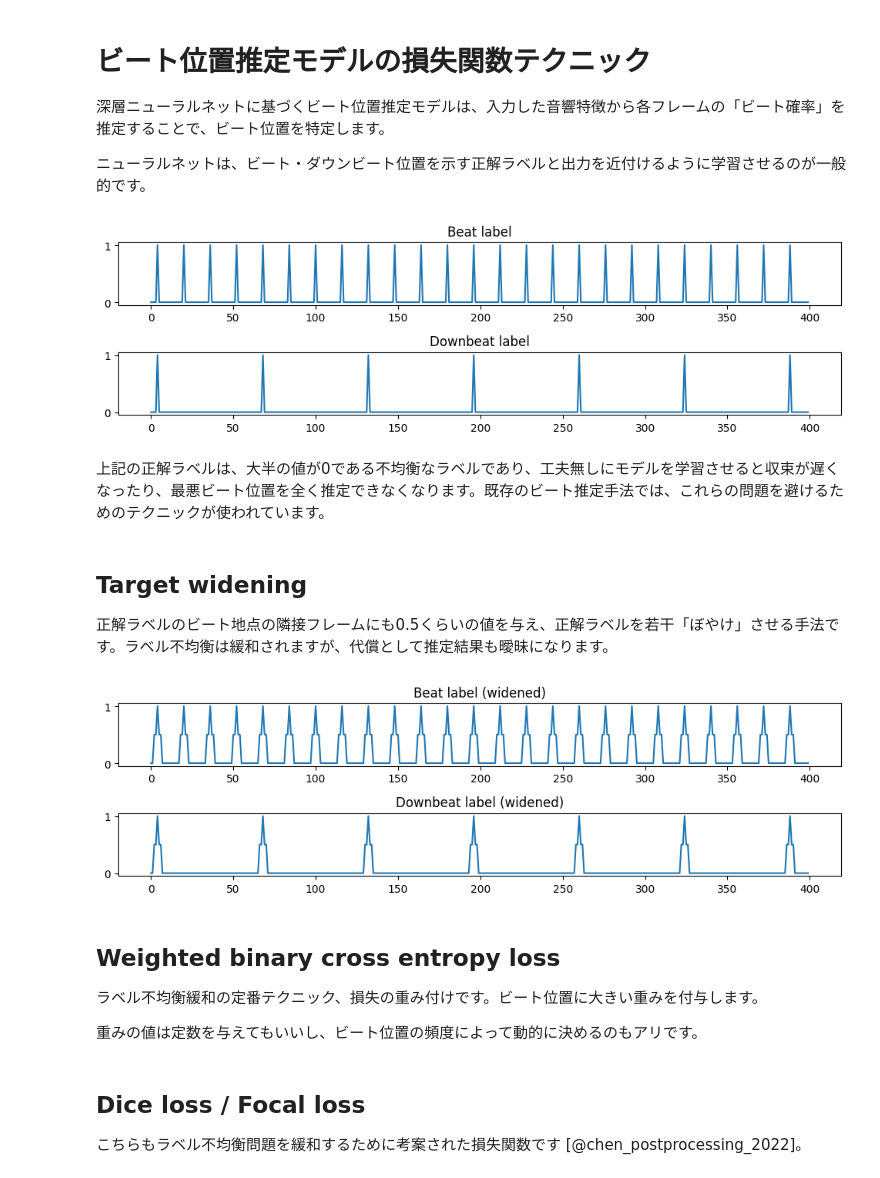
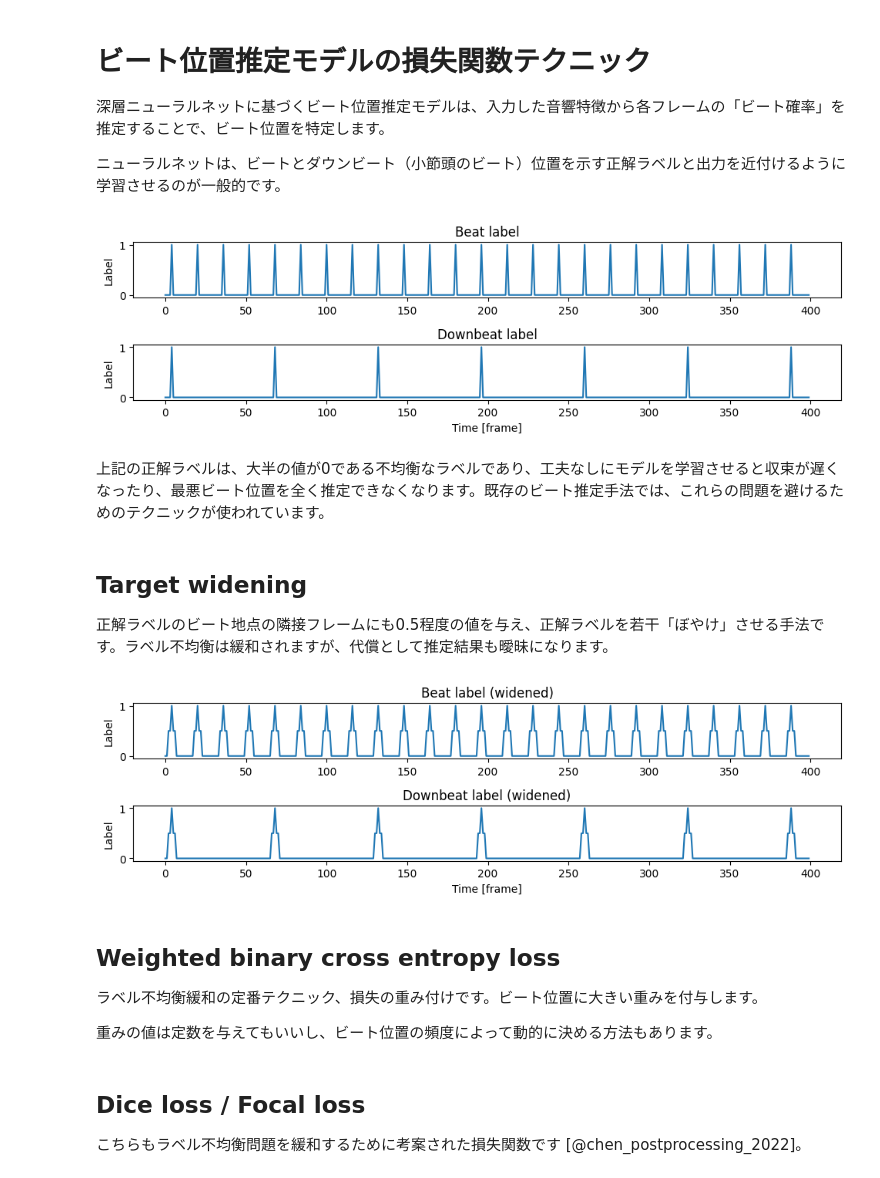
Before and after one commit to ja-MIC/Japanese-MIR-Book, a Jupyter notebook: book/music_analysis/beat_tracking_losses.ipynb, the cells around one changed output. Drawn from its saved outputs; the diff is of its cells as text; code cells hidden in the pictures.

```diff
--- a/book/music_analysis/beat_tracking_losses.ipynb
+++ b/book/music_analysis/beat_tracking_losses.ipynb
@@ -3,32 +3,35 @@
 
 深層ニューラルネットに基づくビート位置推定モデルは、入力した音響特徴から各フレームの「ビート確率」を推定することで、ビート位置を特定します。
 
-ニューラルネットは、ビート・ダウンビート位置を示す正解ラベルと出力を近付けるように学習させるのが一般的です。
+ニューラルネットは、ビートとダウンビート（小節頭のビート）位置を示す正解ラベルと出力を近付けるように学習させるのが一般的です。
 # %%
 import numpy as np
 import matplotlib.pyplot as plt
 
 label_beat = np.zeros(400)
 label_beat[4::16] = 1
 label_downbeat = np.zeros(400)
 label_downbeat[4::64] = 1
 
 plt.figure(figsize=(10, 3))
 plt.subplot(2, 1, 1)
 plt.plot(label_beat)
 plt.title('Beat label')
+plt.ylabel('Label')
 plt.subplot(2, 1, 2)
 plt.plot(label_downbeat)
 plt.title('Downbeat label')
+plt.xlabel('Time [frame]')
+plt.ylabel('Label')
 plt.tight_layout()
 # %% [output]
-[figure, old version]
+[figure, new version]
 # %% [markdown]
-上記の正解ラベルは、大半の値が0である不均衡なラベルであり、工夫無しにモデルを学習させると収束が遅くなったり、最悪ビート位置を全く推定できなくなります。既存のビート推定手法では、これらの問題を避けるためのテクニックが使われています。
+上記の正解ラベルは、大半の値が0である不均衡なラベルであり、工夫なしにモデルを学習させると収束が遅くなったり、最悪ビート位置を全く推定できなくなります。既存のビート推定手法では、これらの問題を避けるためのテクニックが使われています。
 # %% [markdown]
 ## Target widening
 
-正解ラベルのビート地点の隣接フレームにも0.5くらいの値を与え、正解ラベルを若干「ぼやけ」させる手法です。ラベル不均衡は緩和されますが、代償として推定結果も曖昧になります。
+正解ラベルのビート地点の隣接フレームにも0.5程度の値を与え、正解ラベルを若干「ぼやけ」させる手法です。ラベル不均衡は緩和されますが、代償として推定結果も曖昧になります。
 # %%
 from scipy.ndimage import maximum_filter1d
 
@@ -42,18 +45,21 @@ plt.figure(figsize=(10, 3))
 plt.subplot(2, 1, 1)
 plt.plot(label_beat_wide)
 plt.title('Beat label (widened)')
+plt.ylabel('Label')
 plt.subplot(2, 1, 2)
 plt.plot(label_downbeat_wide)
 plt.title('Downbeat label (widened)')
+plt.xlabel('Time [frame]')
+plt.ylabel('Label')
 plt.tight_layout()
 # %% [output]
-[figure, old version]
+[figure, new version]
 # %% [markdown]
 ## Weighted binary cross entropy loss
 
 ラベル不均衡緩和の定番テクニック、損失の重み付けです。ビート位置に大きい重みを付与します。
 
-重みの値は定数を与えてもいいし、ビート位置の頻度によって動的に決めるのもアリです。
+重みの値は定数を与えてもいいし、ビート位置の頻度によって動的に決める方法もあります。
 # %%
 import torch
 
```
Also changed, not shown: parts of 6 cells of this notebook, 3 other files.
